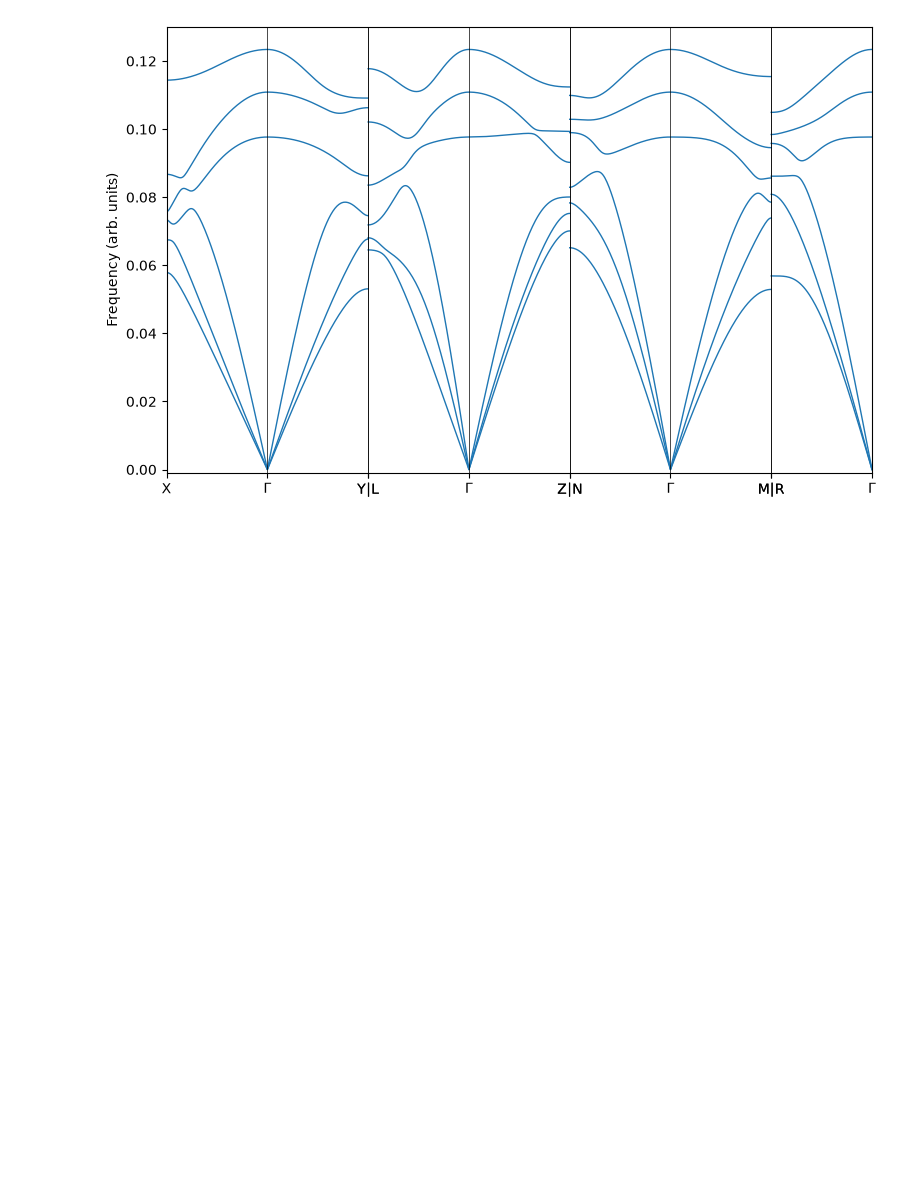
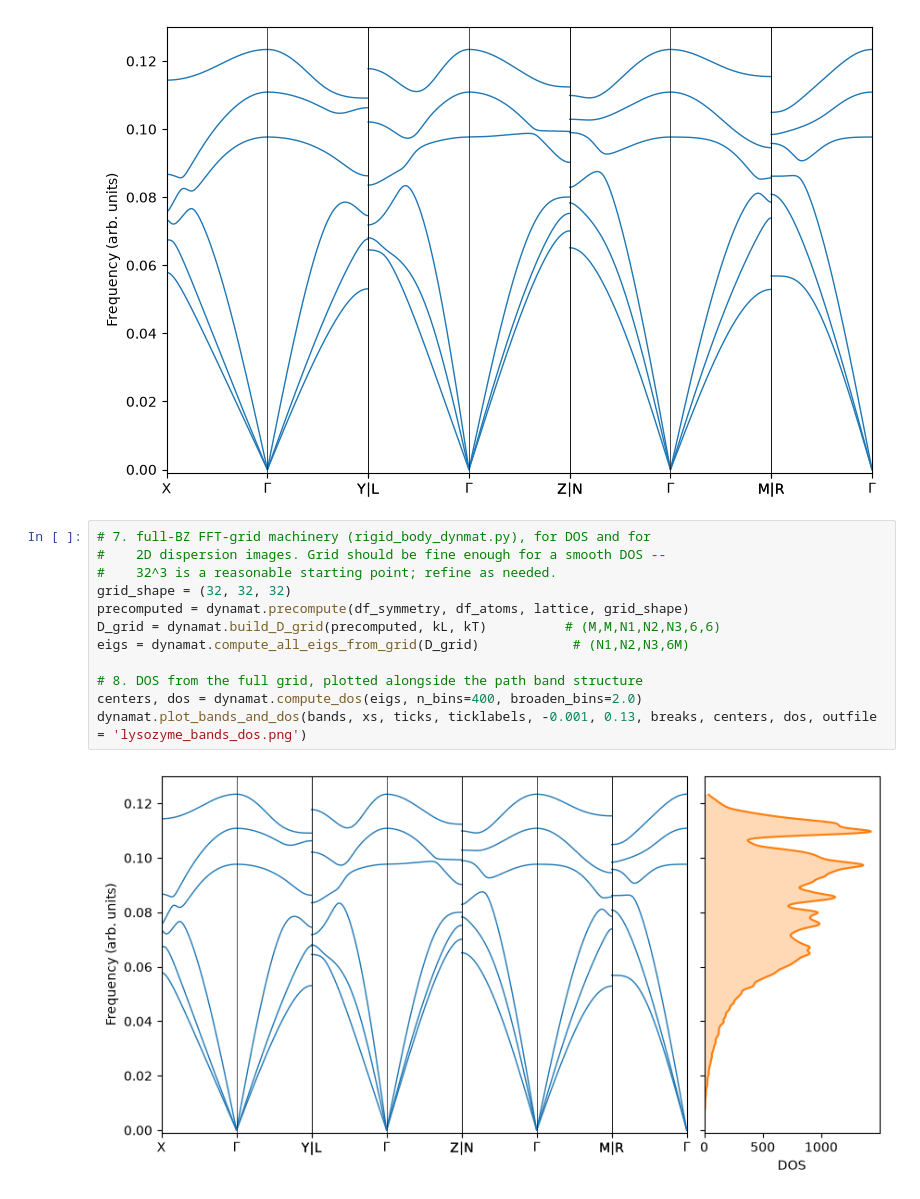
Before and after one commit to prism-science/goodvibes, a Jupyter notebook: sandbox/other-steve/hessian-terse-lysozyme.ipynb, the cells around one changed output. Cells and saved outputs as stored; diff of their text form; blank space fills up the shorter version.

Commit message:
added computation of DOS from band structure.

```diff
--- a/sandbox/other-steve/hessian-terse-lysozyme.ipynb
+++ b/sandbox/other-steve/hessian-terse-lysozyme.ipynb
@@ -236,3 +236,17 @@ bands = dynamat.compute_bands(qs, sparse_L, sparse_T, kL, kT, Linv, M)
 dynamat.plot_bands(bands, xs, ticks, ticklabels, -0.001, 0.13, breaks=breaks)
 # %% [output]
 [figure]
+# %%
+# 7. full-BZ FFT-grid machinery (rigid_body_dynmat.py), for DOS and for
+#    2D dispersion images. Grid should be fine enough for a smooth DOS --
+#    32^3 is a reasonable starting point; refine as needed.
+grid_shape = (32, 32, 32)
+precomputed = dynamat.precompute(df_symmetry, df_atoms, lattice, grid_shape)
+D_grid = dynamat.build_D_grid(precomputed, kL, kT)          # (M,M,N1,N2,N3,6,6)
+eigs = dynamat.compute_all_eigs_from_grid(D_grid)            # (N1,N2,N3,6M)
+
+# 8. DOS from the full grid, plotted alongside the path band structure
+centers, dos = dynamat.compute_dos(eigs, n_bins=400, broaden_bins=2.0)
+dynamat.plot_bands_and_dos(bands, xs, ticks, ticklabels, -0.001, 0.13, breaks, centers, dos, outfile = 'lysozyme_bands_dos.png')
+# %% [output]
+[figure, added]
```
Also changed, not shown: 3 other files.
